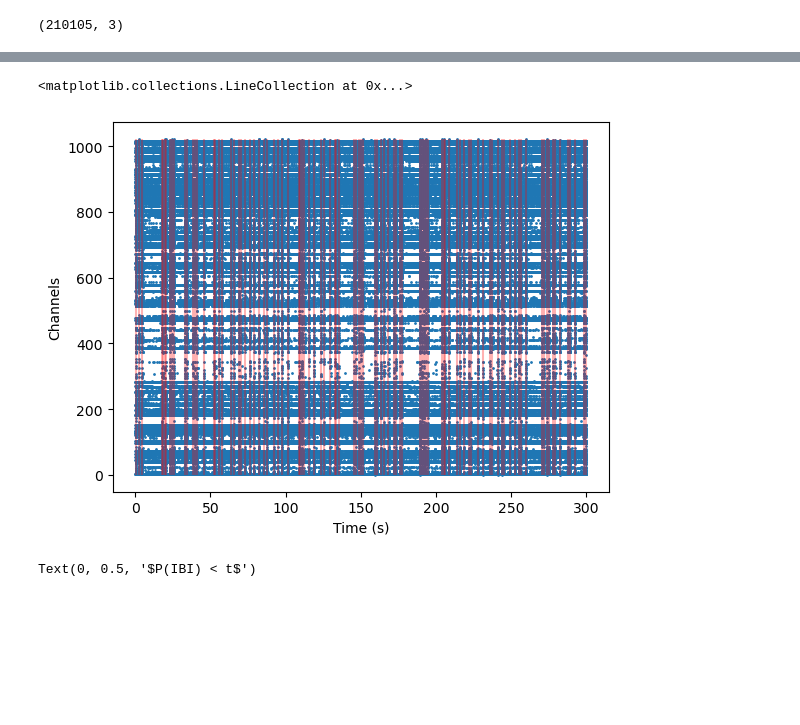
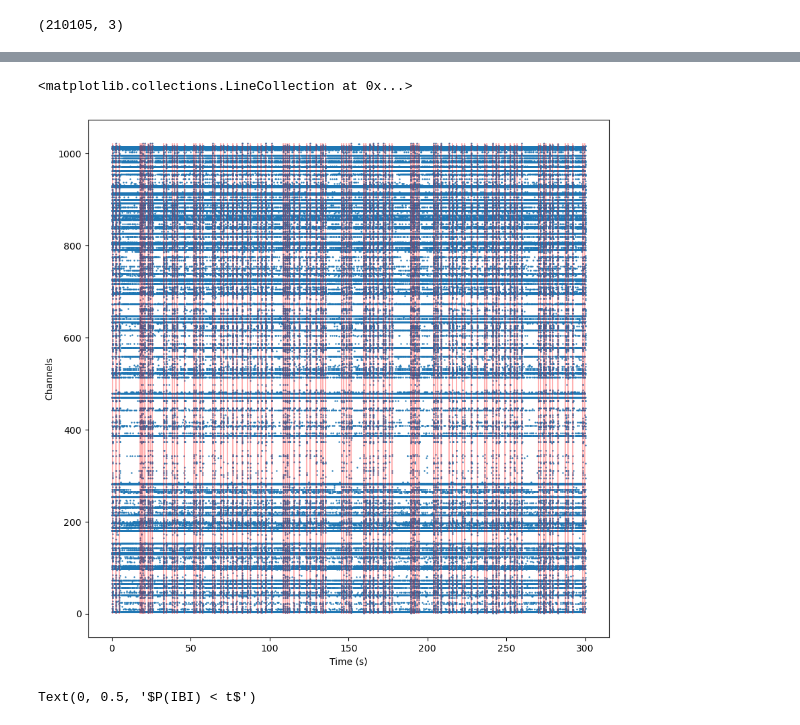
Before and after one commit to mrwun2002/MaxLab_analysis, a Jupyter notebook: test_load.ipynb, the cells around one changed output, grey strips where cells are left out. Saved outputs shown, nothing was run; the diff lists cells and outputs as text; code cells hidden in the pictures; blank space fills up the shorter version.

```diff
--- a/test_load.ipynb
+++ b/test_load.ipynb
@@ -65,15 +69,15 @@ time taken: 14.046171188354492 s
 4  18.625                  0.348805
 [figure]
 # %%
-plt.figure()
-plt.scatter(Y['time'], Y['channel'], 1)
+plt.figure(figsize = (10, 10))
+plt.scatter(Y['time'], Y['channel'], 0.5)
 #plt.scatter(Y_synchronized['frameno'], Y_synchronized['channel'], 1, 'r')
 plt.xlabel('Time (s)')
 plt.ylabel('Channels')
 plt.vlines(spike_times['time'], 0, max(Y['channel']), 'red', alpha=0.3)
 # %% [output]
 <matplotlib.collections.LineCollection at 0x...>
-[figure, old version]
+[figure, new version]
 # %%
 spike_diffs = spike_times.diff().dropna()
 num_bins = 'auto'
```
Also changed, not shown: parts of 11 cells of this notebook, 1 other file.
